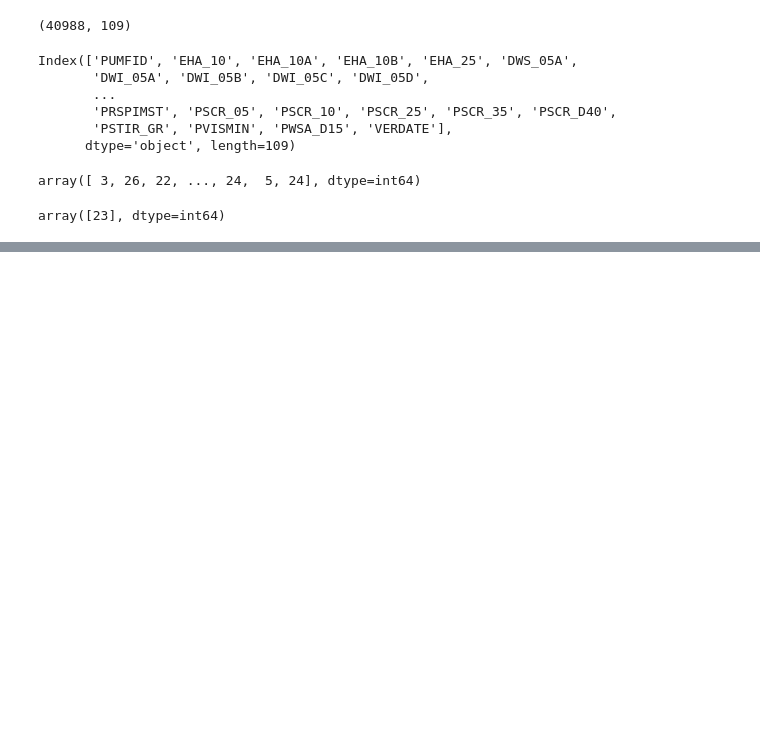
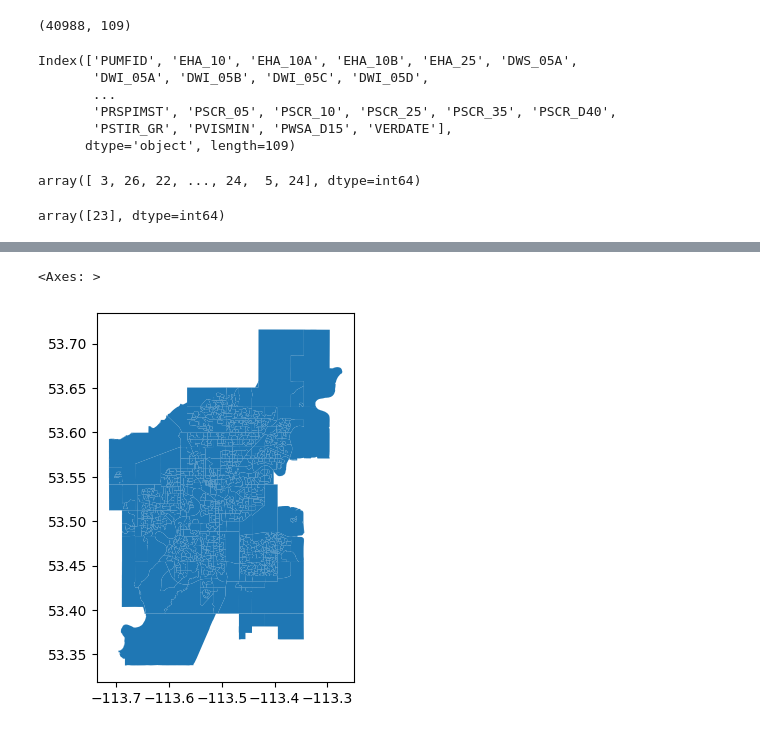
Before and after one commit to Jeff-Barlow-Spady/spatial_stats_py, a Jupyter notebook: eda.ipynb, the cells around one changed output, grey strips where cells are left out. Cells and saved outputs as stored; diff of their text form; code cells hidden in the pictures; blank space fills up the shorter version.

```diff
--- a/eda.ipynb
+++ b/eda.ipynb
@@ -69,3 +69,5 @@ sub.head(20)
 | 822 | 64323 | 3 | 6 | 6 | 1 | 1 | 2 | 2 | 2 | 2 | 3 | ... |
 | 824 | 64325 | 3 | 6 | 6 | 2 | 3 | 2 | 2 | 2 | 2 | 3 | ... |
 | 869 | 64370 | 3 | 6 | 6 | 2 | 3 | 2 | 2 | 2 | 2 | 3 | ... |
+# %%
+dis_area = gpd.read_file(r'data\GeoJson\DA_GEO.geojson')
@@ -71,0 +104,5 @@ sub.head(20)
+# %%
+dis_area.plot()
+# %% [output]
+<Axes: >
+[figure, added]
```
Also changed, not shown: parts of 13 cells of this notebook, 3 other files.
